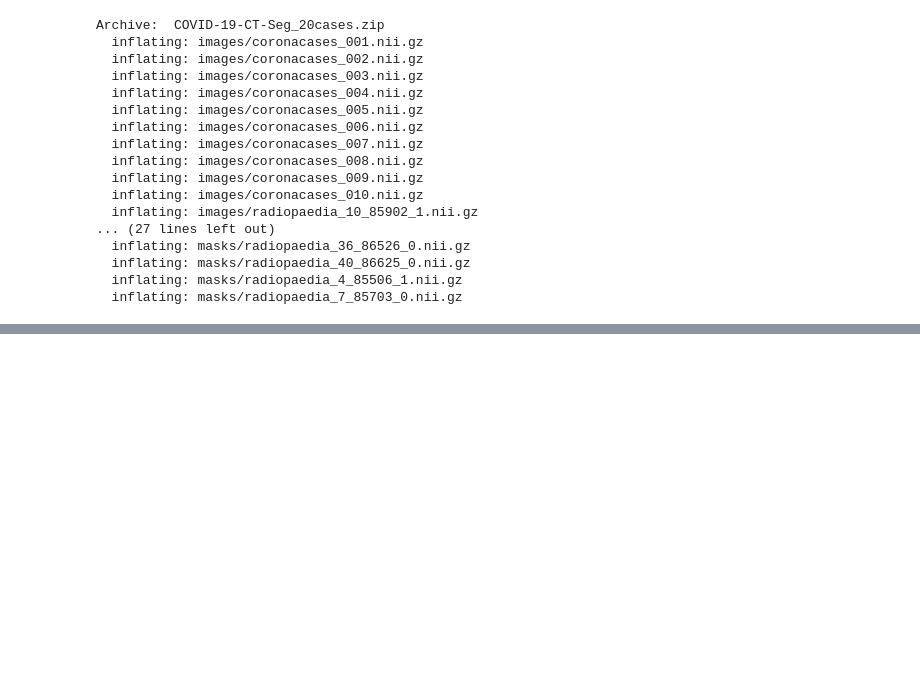
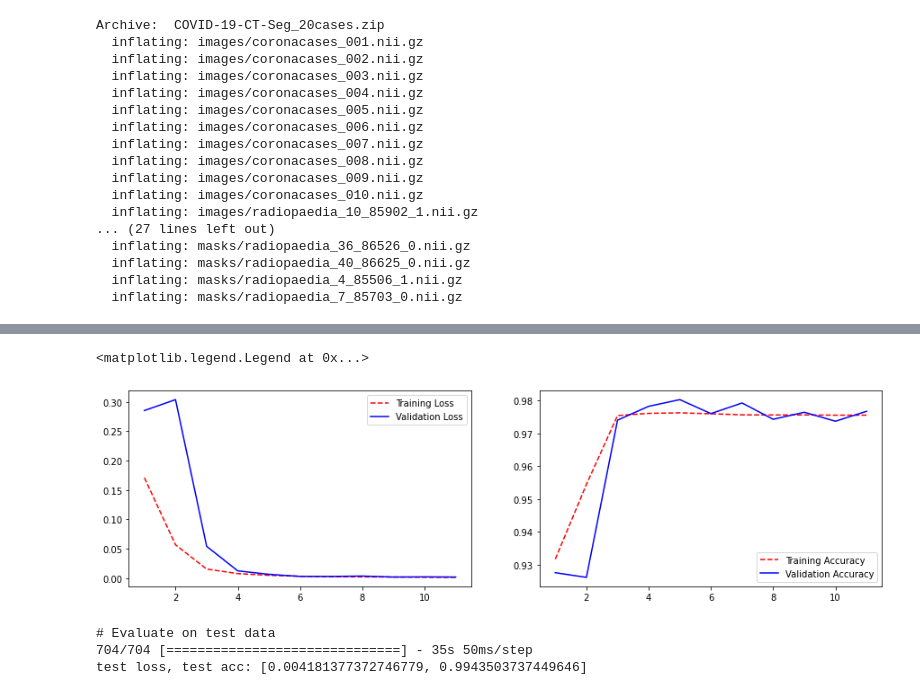
Before and after one commit to bhomaidan1990/SSI_Project, a Jupyter notebook: Project_Code/Notebooks/Unet_model.ipynb, the cells around one changed output, grey strips where cells are left out. Cells and saved outputs as stored; diff of their text form; code cells hidden in the pictures; blank space fills up the shorter version.

```diff
--- a/Project_Code/Notebooks/Unet_model.ipynb
+++ b/Project_Code/Notebooks/Unet_model.ipynb
@@ -80,0 +229,7 @@ Archive:  COVID-19-CT-Seg_20cases.zip
+# %%
+images_filepath = sorted(os.listdir(training_data_path + '/img'))
+masks_filepath = sorted(os.listdir(training_data_path + '/label'))
+
+print(images_filepath)
+print(masks_filepath)
+print(len(images_filepath))
@@ -81,3 +282,11 @@ Archive:  COVID-19-CT-Seg_20cases.zip
+# %%
+#split train, val, test dataset
+seed = 42
+random.seed = seed
+np.random.seed = seed
+x_train, x_test, y_train, y_test = train_test_split(X_train, Y_train, test_size=0.2, random_state=42)
+
+x_train, x_val, y_train, y_val = train_test_split(x_train, y_train, test_size=0.25, random_state=42)
 # %%
 #IOU metrics
 def mean_iou(y_true, y_pred):
@@ -174,4 +491,6 @@ Non-trainable params: 0
 __________________________________________________________________________________________________
-# %%
-#training function
-results = model.fit(X_train, Y_train, validation_split=0.1, batch_size=8, epochs=60)
+# %%
+#training function
+early_stop = tf.keras.callbacks.EarlyStopping(patience=2, monitor='val_loss')
+results = model.fit(x_train, y_train, batch_size=4, epochs=30,validation_data=(x_val,y_val),verbose = 1, callbacks=[early_stop])
+# results = model.fit(x_train, y_train, batch_size=4, epochs=30,validation_data=(x_val,y_val),verbose = 1)
@@ -196,0 +537,22 @@ axs[1].legend(['Training Accuracy', 'Validation Accuracy'])
+# %%
+#plot the training progress
+fig, axs = plt.subplots(1, 2, figsize = (15, 4))
+
+training_loss = results.history['loss']
+validation_loss = results.history['val_loss']
+
+training_accuracy = results.history['accuracy']
+validation_accuracy = results.history['val_accuracy']
+
+epoch_count = range(1, len(training_loss) + 1)
+
+axs[0].plot(epoch_count, training_loss, 'r--')
+axs[0].plot(epoch_count, validation_loss, 'b-')
+axs[0].legend(['Training Loss', 'Validation Loss'])
+
+axs[1].plot(epoch_count, training_accuracy, 'r--')
+axs[1].plot(epoch_count, validation_accuracy, 'b-')
+axs[1].legend(['Training Accuracy', 'Validation Accuracy'])
+# %% [output]
+<matplotlib.legend.Legend at 0x...>
+[figure, added]
@@ -196,0 +684,9 @@ axs[1].legend(['Training Accuracy', 'Validation Accuracy'])
+# %%
+# Evaluate the model on the test data using `evaluate`
+print('\n# Evaluate on test data')
+results = model.evaluate(x_test, y_test, batch_size=16)
+print('test loss, test acc:', results)
+# %% [output]
+# Evaluate on test data
+704/704 [==============================] - 35s 50ms/step
+test loss, test acc: [0.004181377372746779, 0.9943503737449646]
```
Also changed, not shown: parts of 20 cells of this notebook.
